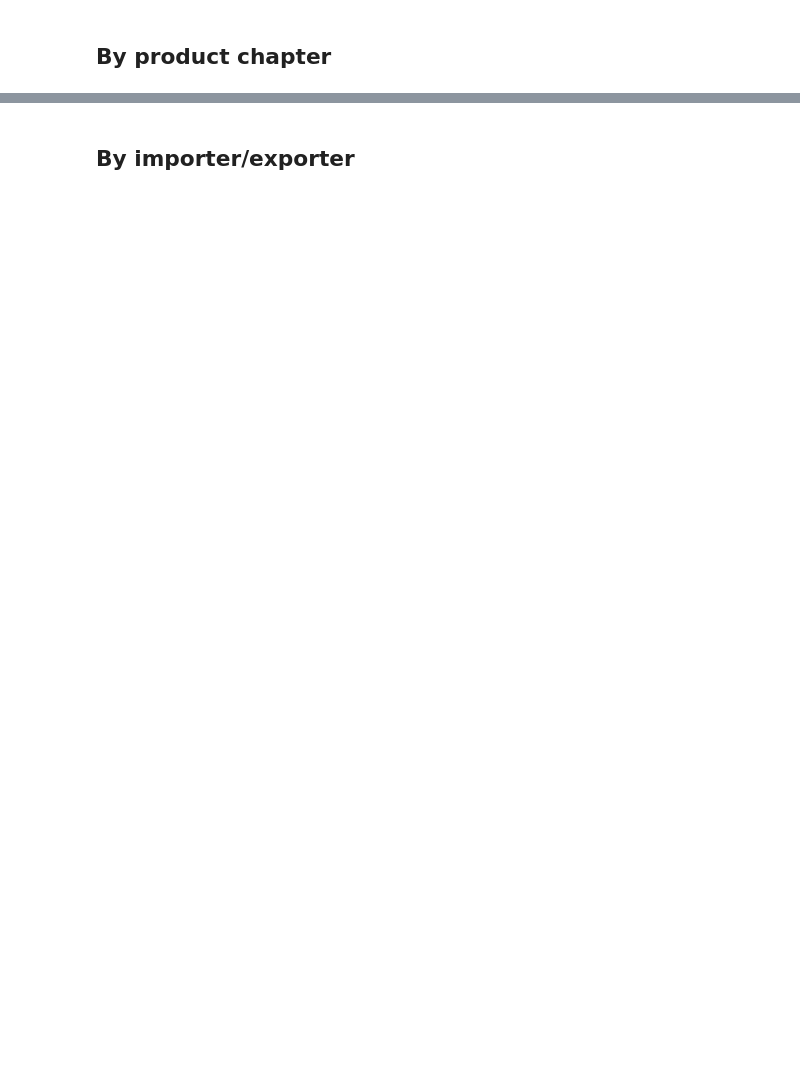
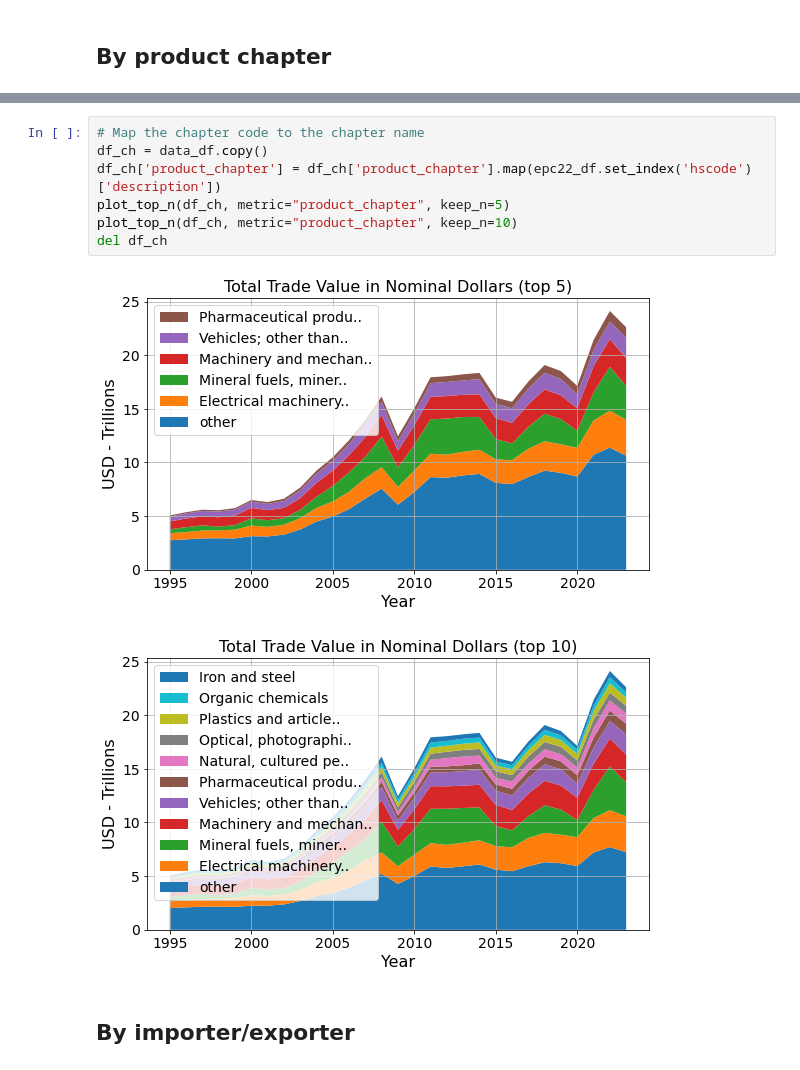
Before and after one commit to com-480-data-visualization/Team37, a Jupyter notebook: src/eda/EDA.ipynb, the cells around one changed output, grey strips where cells are left out. Saved outputs shown, nothing was run; the diff lists cells and outputs as text; blank space fills up the shorter version.

```diff
--- a/src/eda/EDA.ipynb
+++ b/src/eda/EDA.ipynb
@@ -281,2 +276,12 @@ del new_df
+# %%
+# Map the chapter code to the chapter name
+df_ch = data_df.copy()
+df_ch['product_chapter'] = df_ch['product_chapter'].map(epc22_df.set_index('hscode')['description'])
+plot_top_n(df_ch, metric="product_chapter", keep_n=5)
+plot_top_n(df_ch, metric="product_chapter", keep_n=10)
+del df_ch
+# %% [output]
+[figure, added]
+[figure, added]
 # %% [markdown]
 ## By importer/exporter
```
Also changed, not shown: parts of 7 cells of this notebook, 2 other files.
